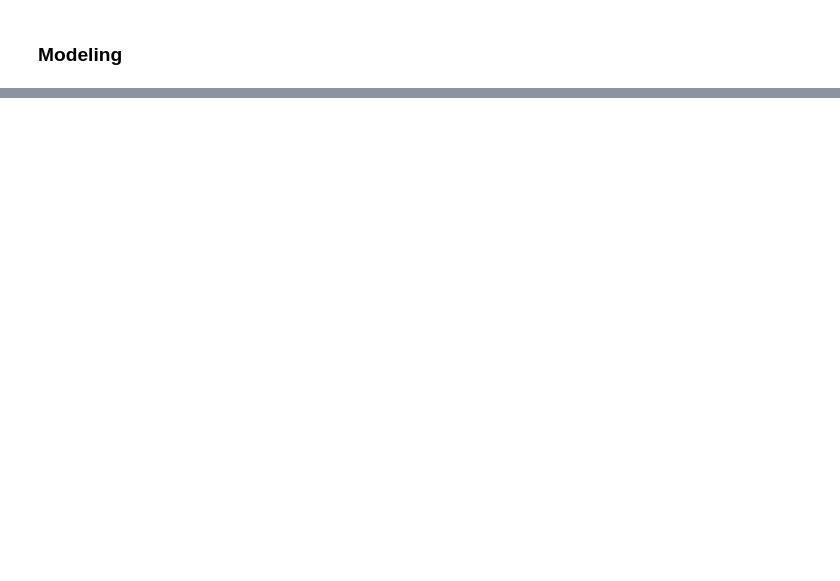
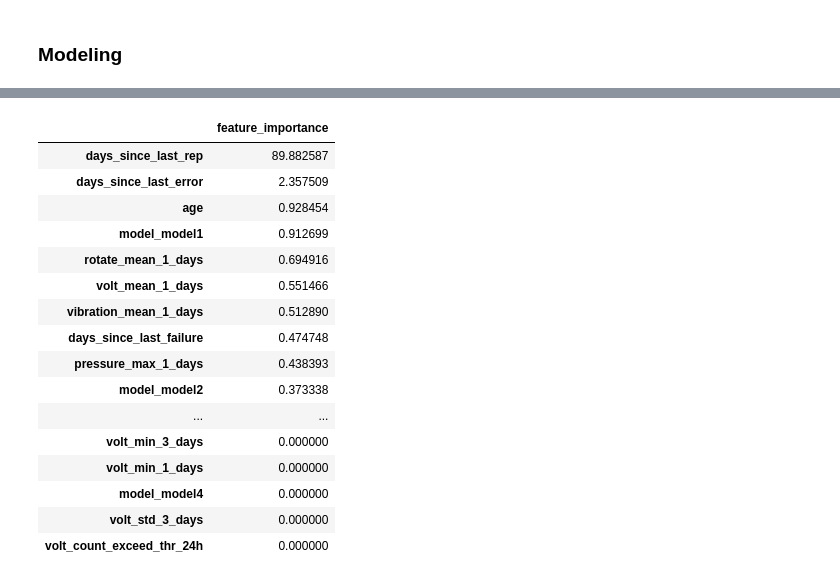
Before and after one commit to jooaobrum/preditive-maintenance, a Jupyter notebook: notebooks/pdm-exploration-ml-ts.ipynb, the cells around one changed output, grey strips where cells are left out. Saved outputs shown, nothing was run; the diff lists cells and outputs as text; code cells hidden in the pictures; blank space fills up the shorter version.

```diff
--- a/notebooks/pdm-exploration-ml-ts.ipynb
+++ b/notebooks/pdm-exploration-ml-ts.ipynb
@@ -145,7 +135,11 @@ TRAINING      68
 VALIDATION    32
 Name: wookie, dtype: int64
 # %%
-df_train = pd.merge(df_train, df_ids[['machineID', 'MODELING_GROUP']], on = 'machineID', how = 'left').sort_values(['machineID', 'dtRef'])
+df_train = pd.merge(df_train, df_ids[['machineID', 'MODELING_GROUP']], on = 'machineID', how = 'left')
+# %%
+# Order by
+df_train = df_train.sort_values(['machineID', 'dtRef'])
+df_oot = df_oot.sort_values(['machineID', 'dtRef'])
 # %%
 # Split the dataset in train and test
 X_train, y_train = df_train[df_train['MODELING_GROUP'] == 'TRAINING'].drop(['target', 'MODELING_GROUP'], axis = 1), df_train[df_train['MODELING_GROUP'] == 'TRAINING'][['target']]
@@ -322,6 +359,27 @@ Pipeline(steps=[('imputer',
                                           threshold=0.7)),
                 ('model',
                  <catboost.core.CatBoostClassifier object at 0x...>)])
+# %%
+
+pd.DataFrame(model_pipe[-1].get_feature_importance(), columns =['feature_importance'], index = selected_features).sort_values('feature_importance', ascending = False)
+# %% [output]
+|  | feature_importance |
+| days_since_last_rep | 89.882587 |
+| days_since_last_error | 2.357509 |
+| age | 0.928454 |
+| model_model1 | 0.912699 |
+| rotate_mean_1_days | 0.694916 |
+| volt_mean_1_days | 0.551466 |
+| vibration_mean_1_days | 0.512890 |
+| days_since_last_failure | 0.474748 |
+| pressure_max_1_days | 0.438393 |
+| model_model2 | 0.373338 |
+| ... | ... |
+| volt_min_3_days | 0.000000 |
+| volt_min_1_days | 0.000000 |
+| model_model4 | 0.000000 |
+| volt_std_3_days | 0.000000 |
+| volt_count_exceed_thr_24h | 0.000000 |
 # %%
 y_train_pred = model_pipe.predict_proba(X_train)[:, 1]
 y_val_pred = model_pipe.predict_proba(X_val)[:, 1]
```
Also changed, not shown: parts of 42 cells of this notebook, 6 other files.
